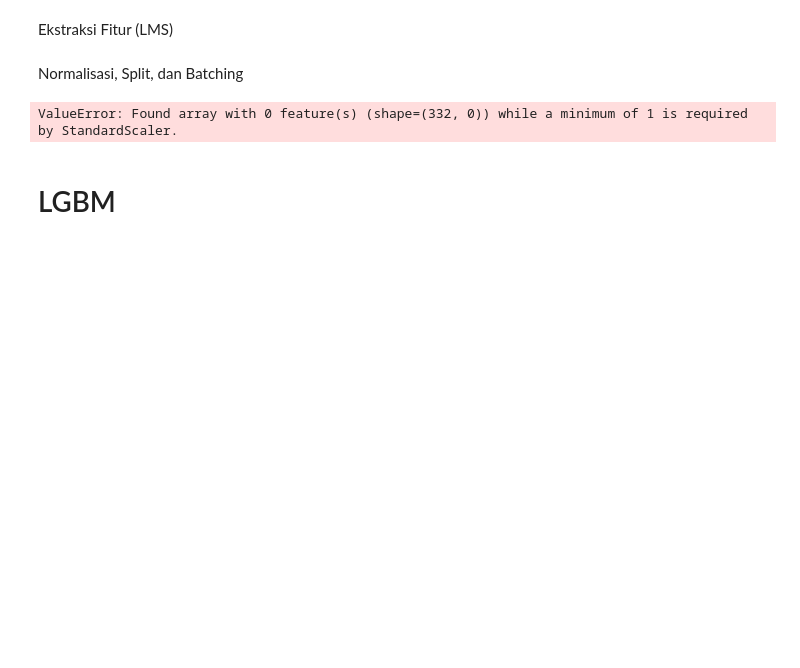
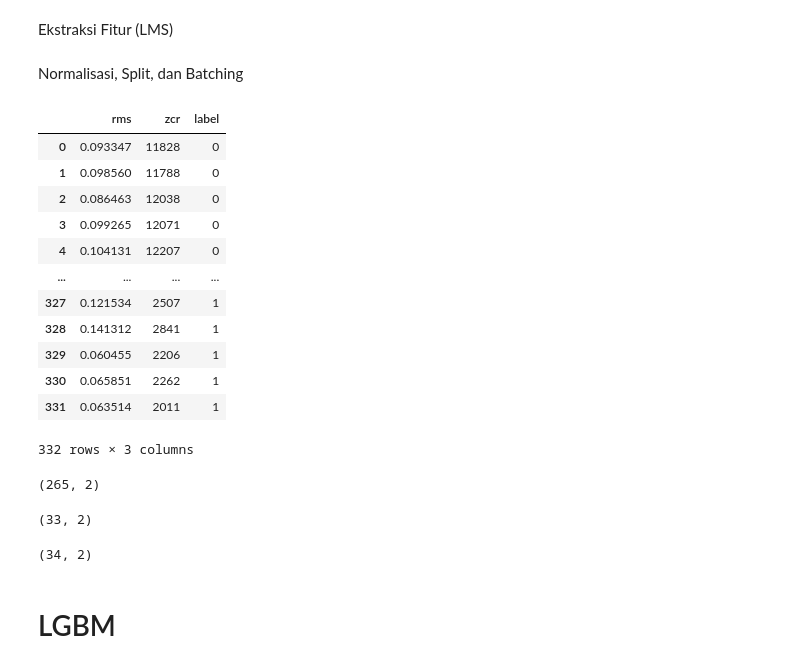
Before and after one commit to FathanAM0/Dasar-Kecerdasan-Artificial_Tugas-Besar, a Jupyter notebook: code_Training-Supervised.ipynb, the cells around one changed output. Saved outputs shown, nothing was run; the diff lists cells and outputs as text; code cells hidden in the pictures; blank space fills up the shorter version.

```diff
--- a/code_Training-Supervised.ipynb
+++ b/code_Training-Supervised.ipynb
@@ -98,5 +98,5 @@ def get_lms(segment):
 # %% [markdown]
 Raw
 # %%
-df = pd.read_excel(f"{MAIN_PATH}/Dataset/dataset_labeled.xlsx")
+df = pd.read_excel(f"{MAIN_PATH}/Dataset/dataset_rms-zcr_labelled.xlsx")
 # %%
@@ -119,2 +112,20 @@ lms_features = np.array([np.concatenate(l) if l.size > 0 else np.array([]) for l
 # %% [markdown]
 Normalisasi, Split, dan Batching
+# %%
+df = df[df["label"] != 2]
+# %%
+df
+# %% [output]
+|  | rms | zcr | label |
+| 0 | 0.093347 | 11828 | 0 |
+| 1 | 0.098560 | 11788 | 0 |
+| 2 | 0.086463 | 12038 | 0 |
+| 3 | 0.099265 | 12071 | 0 |
+| 4 | 0.104131 | 12207 | 0 |
+| ... | ... | ... | ... |
+| 327 | 0.121534 | 2507 | 1 |
+| 328 | 0.141312 | 2841 | 1 |
+| 329 | 0.060455 | 2206 | 1 |
+| 330 | 0.065851 | 2262 | 1 |
+| 331 | 0.063514 | 2011 | 1 |
+332 rows × 3 columns
@@ -121,12 +135,3 @@ Normalisasi, Split, dan Batching
 # %%
-scaler = StandardScaler()
-lms_features_normalized = scaler.fit_transform(lms_features)
-
-X = lms_features_normalized
-y = df['label']
-
-X_train, X_test, y_train, y_test = train_test_split(X, y, test_size=0.1, random_state=RANDOM_STATE)
-
-X_train, X_val, y_train, y_val =train_test_split(X, y, test_size=0.1, random_state=RANDOM_STATE)
+X_train, X_test, y_train, y_test = train_test_split(X, y, test_size=0.2, random_state=RANDOM_STATE)
+X_test, X_val, y_test, y_val =train_test_split(X_test, y_test, test_size=0.5, random_state=RANDOM_STATE)
-# %% [output]
-ValueError: Found array with 0 feature(s) (shape=(332, 0)) while a minimum of 1 is required by StandardScaler.
@@ -133,3 +144,13 @@ ValueError: Found array with 0 feature(s) (shape=(332, 0)) while a minimum of 1
+# %%
+display(
+    X_train.shape,
+    X_test.shape,
+    X_val.shape
+)
+# %% [output]
+(265, 2)
+(33, 2)
+(34, 2)
 # %% [markdown]
 # LGBM
 # %% [markdown]
```
Also changed, not shown: parts of 14 cells of this notebook, 4 other files.
